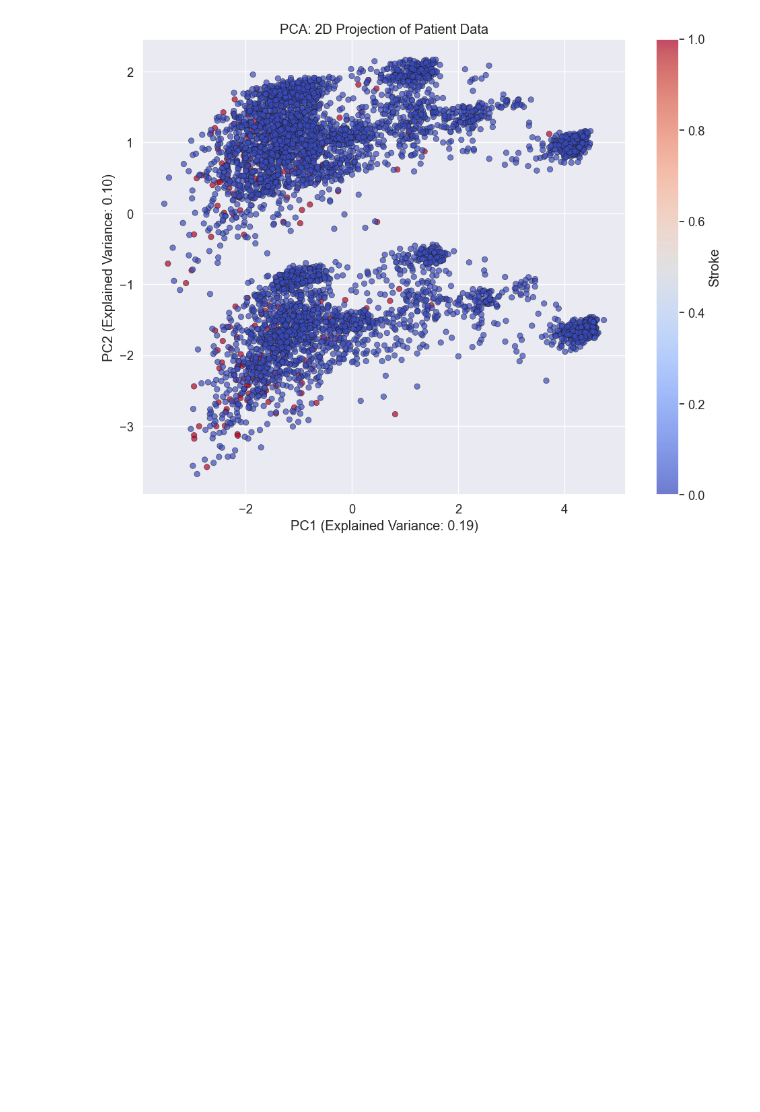
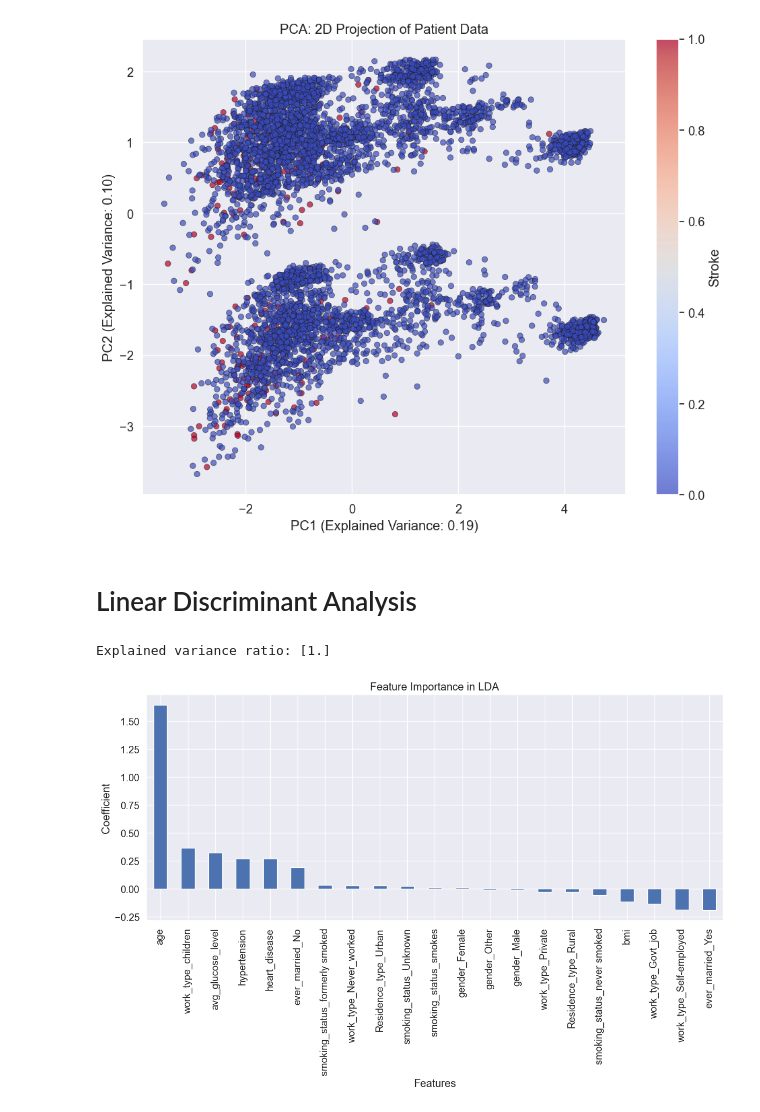
Before and after one commit to marwannour1/stroke_prediction, a Jupyter notebook: main.ipynb, the cells around one changed output. Saved outputs shown, nothing was run; the diff lists cells and outputs as text; code cells hidden in the pictures; blank space fills up the shorter version.

```diff
--- a/main.ipynb
+++ b/main.ipynb
@@ -374,3 +374,31 @@ plt.savefig('pca_visualization.png')
 plt.show()
 # %% [output]
 [figure]
+# %% [markdown]
+Linear Discriminant  Analysis
+=============================
+# %%
+from sklearn.discriminant_analysis import LinearDiscriminantAnalysis
+
+lda = LinearDiscriminantAnalysis(n_components=1)
+X_lda = lda.fit_transform(X_combined_scaled, y)
+
+print(f"Explained variance ratio: {lda.explained_variance_ratio_}")
+
+coef = pd.DataFrame(
+    lda.coef_,
+    columns=X_combined.columns,
+    index=['LD1']
+).T
+
+# Sort and plot feature importance
+plt.figure(figsize=(12, 8))
+coef['LD1'].sort_values(ascending=False).plot(kind='bar')
+plt.title('Feature Importance in LDA')
+plt.xlabel('Features')
+plt.ylabel('Coefficient')
+plt.tight_layout()
+plt.show()
+# %% [output]
+Explained variance ratio: [1.]
+[figure, added]
```
Also changed, not shown: parts of 2 cells of this notebook.
